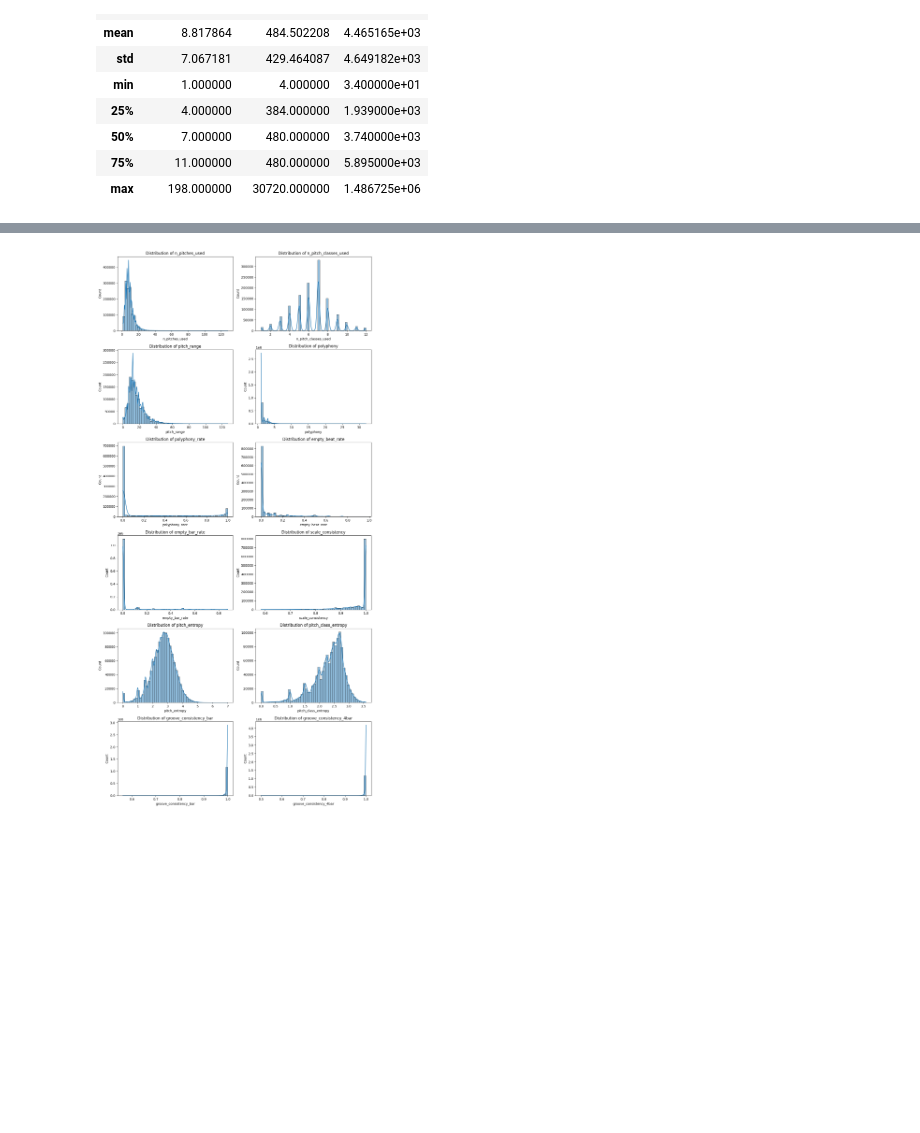
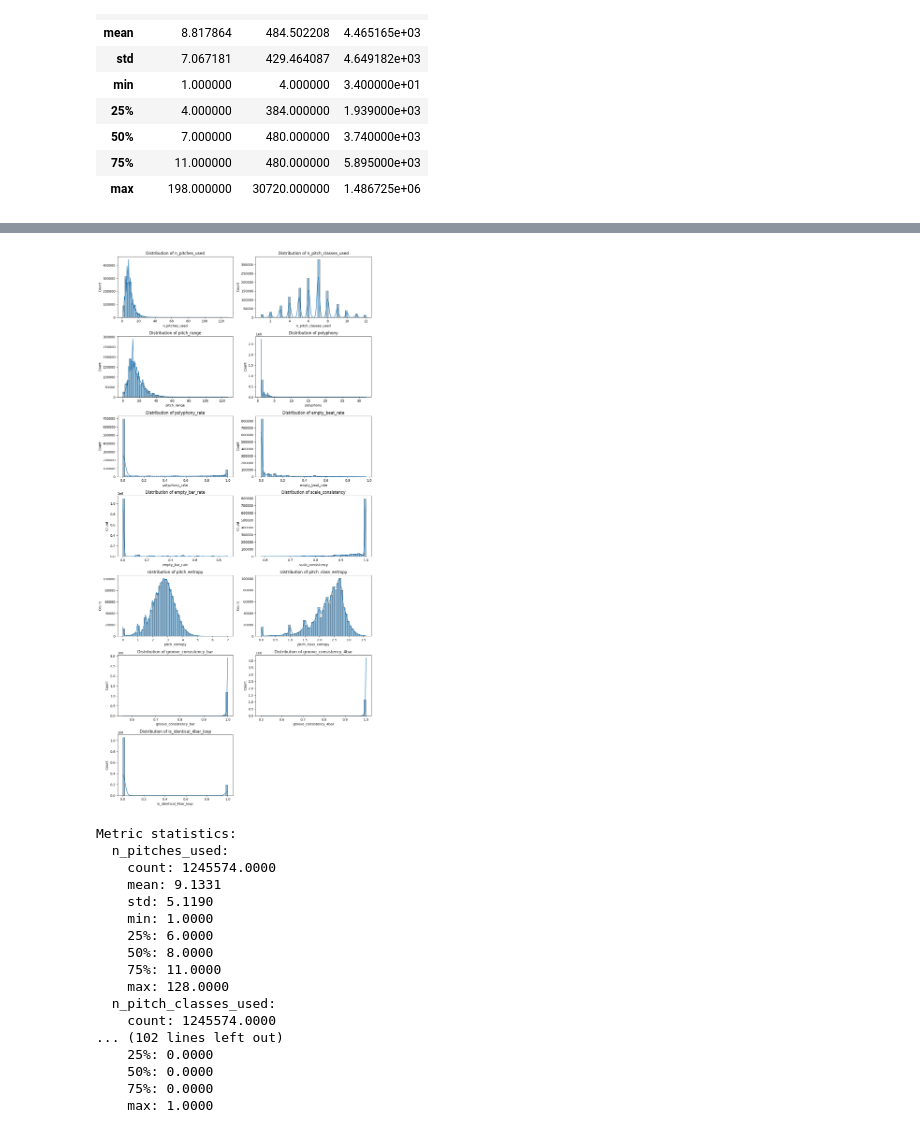
Before and after one commit to IvorLipic/midi-gpt, a Jupyter notebook: src/data/GigaMIDI_Analysis_and_Filtering.ipynb, the cells around one changed output, grey strips where cells are left out. Cells and saved outputs as stored; diff of their text form; code cells hidden in the pictures; blank space fills up the shorter version.

```diff
--- a/src/data/GigaMIDI_Analysis_and_Filtering.ipynb
+++ b/src/data/GigaMIDI_Analysis_and_Filtering.ipynb
@@ -252,14 +252,52 @@ filtered_df.head(1)
 # %%
 df = pd.read_csv("../../data/GigaMIDI/filtered_loops_v1/enriched_manifest.csv")
 # %%
-metrics_to_plot = ["n_pitches_used", "n_pitch_classes_used", "pitch_range", "polyphony", "polyphony_rate", "empty_beat_rate", "empty_bar_rate", "scale_consistency", "pitch_entropy", "pitch_class_entropy", "groove_consistency_bar", "groove_consistency_4bar"]
+metrics_to_plot = ["n_pitches_used",
+                   "n_pitch_classes_used",
+                   "pitch_range",
+                   "polyphony",
+                   "polyphony_rate",
+                   "empty_beat_rate",
+                   "empty_bar_rate",
+                   "scale_consistency",
+                   "pitch_entropy",
+                   "pitch_class_entropy",
+                   "groove_consistency_bar",
+                   "groove_consistency_4bar",
+                   "is_identical_4bar_loop"]
 
 plt.figure(figsize=(12, 24))
 for i, col in enumerate(metrics_to_plot, 1):
-    plt.subplot(6, 2, i)
+    plt.subplot(7, 2, i)
     sns.histplot(df[col].dropna(), kde=True, bins=50)
     plt.title(f"Distribution of {col}")
 plt.tight_layout()
 plt.show()
+
+print("\nMetric statistics:")
+for col in metrics_to_plot:
+    if col in df.columns:
+        s = df[col].describe()
+        print(f"  {col}:")
+        for stat in ["count", "mean", "std", "min", "25%", "50%", "75%", "max"]:
+            if stat in s.index:
+                print(f"    {stat}: {s[stat]:.4f}")
 # %% [output]
-[figure, old version]
+[figure, new version]
+Metric statistics:
+  n_pitches_used:
+    count: 1245574.0000
+    mean: 9.1331
+    std: 5.1190
+    min: 1.0000
+    25%: 6.0000
+    50%: 8.0000
+    75%: 11.0000
+    max: 128.0000
+  n_pitch_classes_used:
+    count: 1245574.0000
+... (102 lines left out)
+    25%: 0.0000
+    50%: 0.0000
+    75%: 0.0000
+    max: 1.0000
```
Also changed, not shown: 5 other files.
